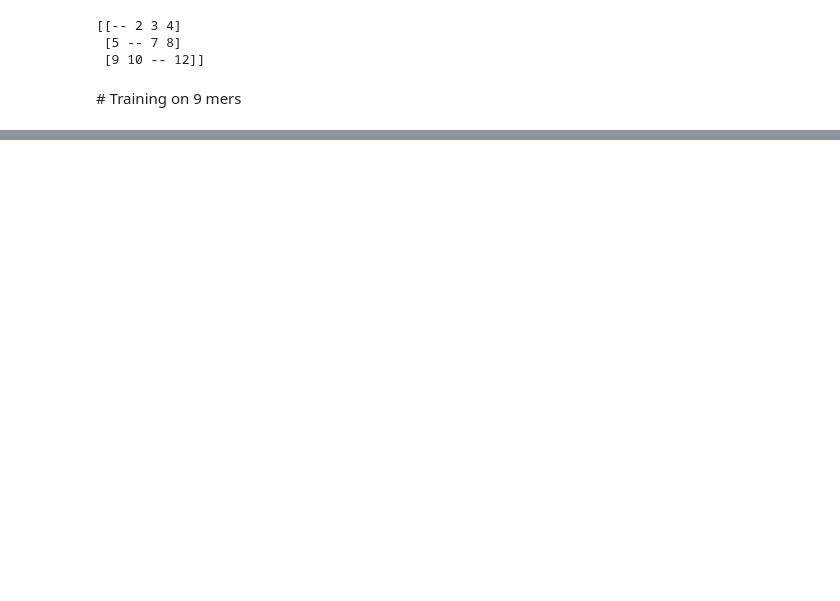
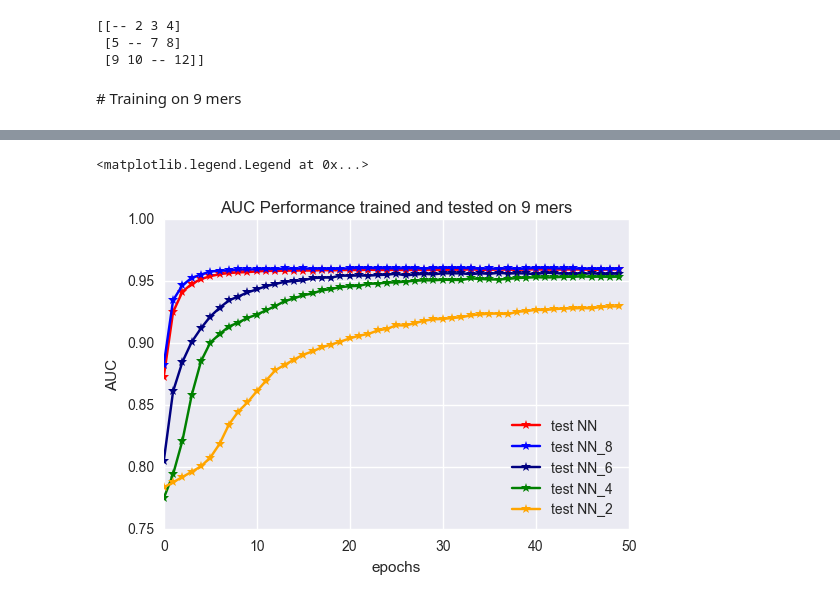
Before and after one commit to giancarlok/nips-compbio-paper-2016, a Jupyter notebook: paper-documents/convolution-idea/NN vs NN_k 's trained on 9 mers.ipynb, the cells around one changed output, grey strips where cells are left out. Cells and saved outputs as stored; diff of their text form; code cells hidden in the pictures; blank space fills up the shorter version.

```diff
--- a/paper-documents/convolution-idea/NN vs NN_k 's trained on 9 mers.ipynb
+++ b/paper-documents/convolution-idea/NN vs NN_k 's trained on 9 mers.ipynb
@@ -404,7 +420,13 @@ for i, (train_idx, test_idx) in enumerate(KFold(len(X_9),folds, shuffle=True)):
 # %%
 plt.plot( np.arange(0,n_epochs,1), nn_aucs[1,:,:].mean(axis=0),color='r',marker='*', linestyle='-', label ="test NN ")
 plt.plot( np.arange(0,n_epochs,1), nn_8_aucs[1,:,:].mean(axis=0),color='b',marker='*', linestyle='-', label ="test NN_8 ")
 plt.plot( np.arange(0,n_epochs,1), nn_6_aucs[1,:,:].mean(axis=0),color='navy',marker='*', linestyle='-', label ="test NN_6 ")
 plt.plot( np.arange(0,n_epochs,1), nn_4_aucs[1,:,:].mean(axis=0),color='green',marker='*', linestyle='-', label ="test NN_4 ")
 plt.plot( np.arange(0,n_epochs,1), nn_2_aucs[1,:,:].mean(axis=0),color='orange',marker='*', linestyle='-', label ="test NN_2 ")
+plt.xlabel("epochs")
+plt.ylabel("AUC")
+plt.title ("AUC Performance trained and tested on 9 mers")
 plt.legend(loc=4)
+# %% [output]
+<matplotlib.legend.Legend at 0x...>
+[figure, added]
```
Also changed, not shown: parts of 2 cells of this notebook.
